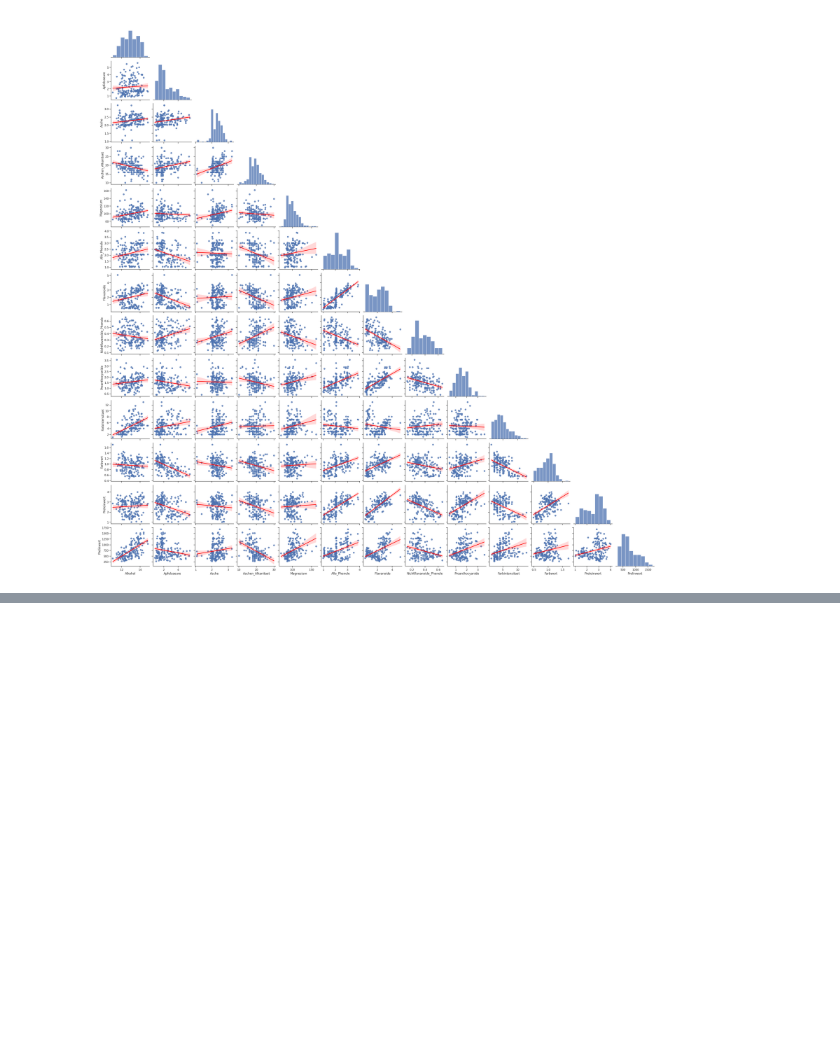
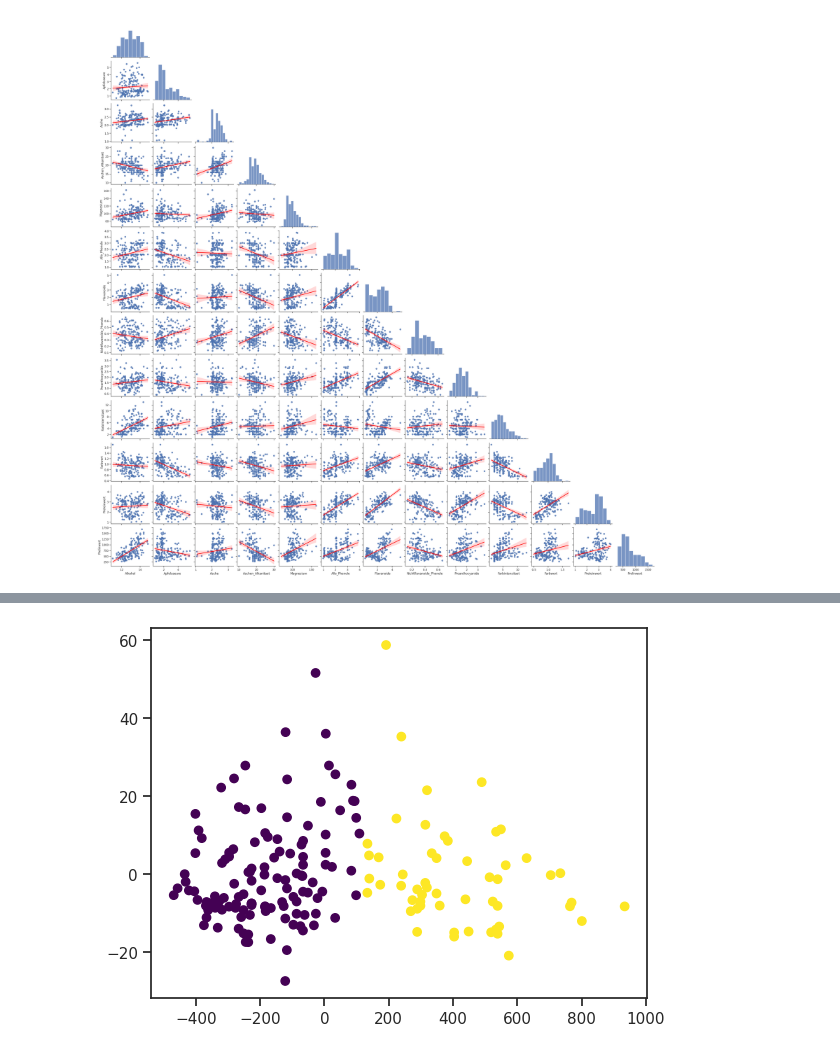
Before and after one commit to ybrenning/ivda, a Jupyter notebook: 02/02-solution.ipynb, the cells around one changed output, grey strips where cells are left out. Saved outputs shown, nothing was run; the diff lists cells and outputs as text; code cells hidden in the pictures; blank space fills up the shorter version.

```diff
--- a/02/02-solution.ipynb
+++ b/02/02-solution.ipynb
@@ -163,0 +216,10 @@ sns.pairplot(data=df, kind="reg", corner=True, plot_kws={'line_kws':{'color':'re
+# %%
+optimal_clusters = n_clusters[np.argmin(db_scores)]
+optimal_kmeans = KMeans(init='k-means++', n_init='auto', n_clusters=optimal_clusters, random_state=42)
+# %%
+pca = PCA(n_components=2)
+X_reduced = pca.fit_transform(X)
+plt.scatter(X_reduced[:, 0], X_reduced[:, 1], c=optimal_kmeans.fit_predict(X), cmap='viridis')
+plt.show()
+# %% [output]
+[figure, added]
```
Also changed, not shown: parts of 9 cells of this notebook.
